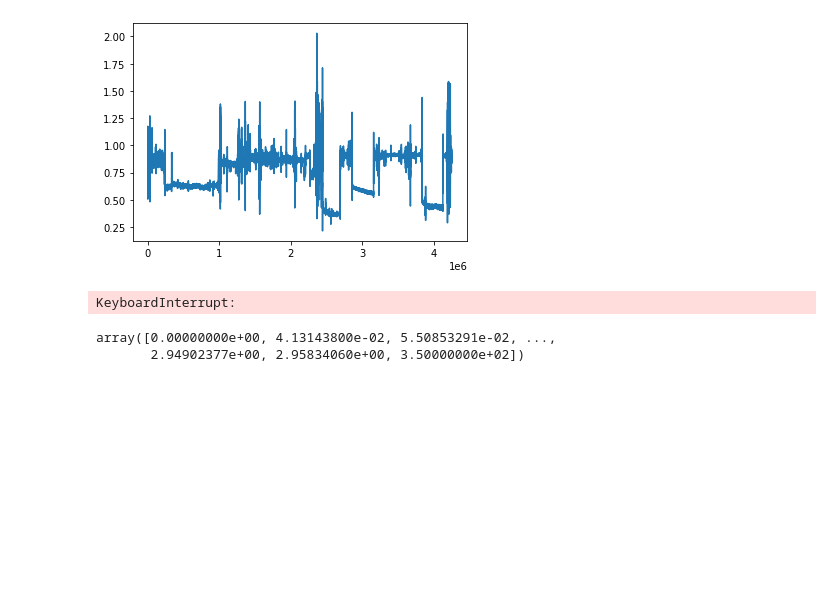
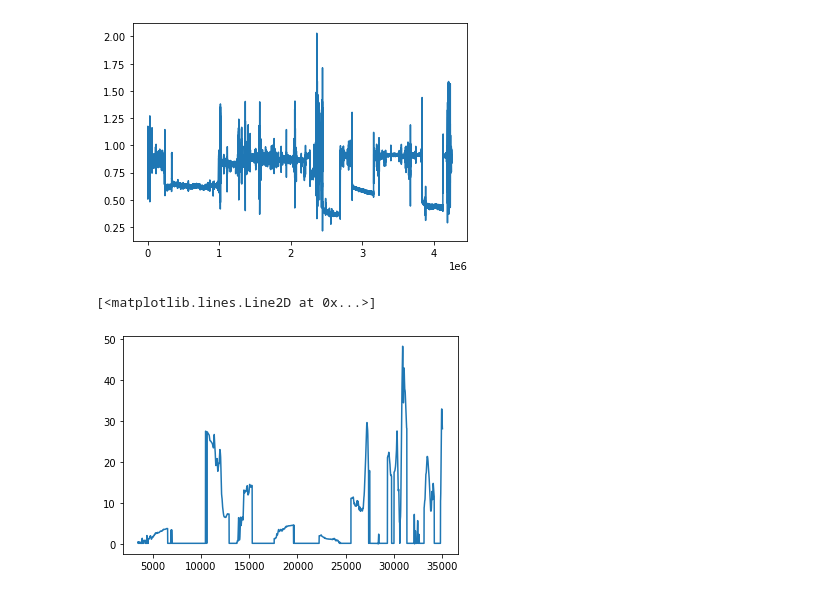
Before and after one commit to TimJonesB/wesad-tools, a Jupyter notebook: src/sandbox.ipynb, the cells around one changed output. Cells and saved outputs as stored; diff of their text form; code cells hidden in the pictures; blank space fills up the shorter version.

```diff
--- a/src/sandbox.ipynb
+++ b/src/sandbox.ipynb
@@ -32,18 +32,16 @@ plt.plot(v)
 [<matplotlib.lines.Line2D at 0x...>]
 [figure]
 # %%
+subv = v[:35000]
+a = list(range(10))
 def f(v):
     y = np.fft.fft(v)
     x = np.fft.fftfreq(len(v), 1/700)
     arr = np.vstack((x,y)).T
-    return next((abs(x[0]) for x in np.sort(arr,1) if (abs(x[0]) > 0) ), 0)
-vec = pd.Series(v[:]).rolling(3500, min_periods=1).apply(f)
+    return next((abs(x[0]) for x in np.sort(arr, axis=1) if (abs(x[0]) > 0) ), 0)
+vec = pd.Series(subv).rolling(3500, ).apply(f)
 # mean_filt = pd.Series(data).rolling(win_sz, min_periods=1).mean()
-plt.plot([i for i in vec[:5] ])
+plt.plot(vec)
 # %% [output]
-KeyboardInterrupt:
+[<matplotlib.lines.Line2D at 0x...>]
+[figure, added]
-# %%
-np.sort(vec)
-# %% [output]
-array([0.00000000e+00, 4.13143800e-02, 5.50853291e-02, ...,
-       2.94902377e+00, 2.95834060e+00, 3.50000000e+02])
```
Also changed, not shown: 2 other files.
